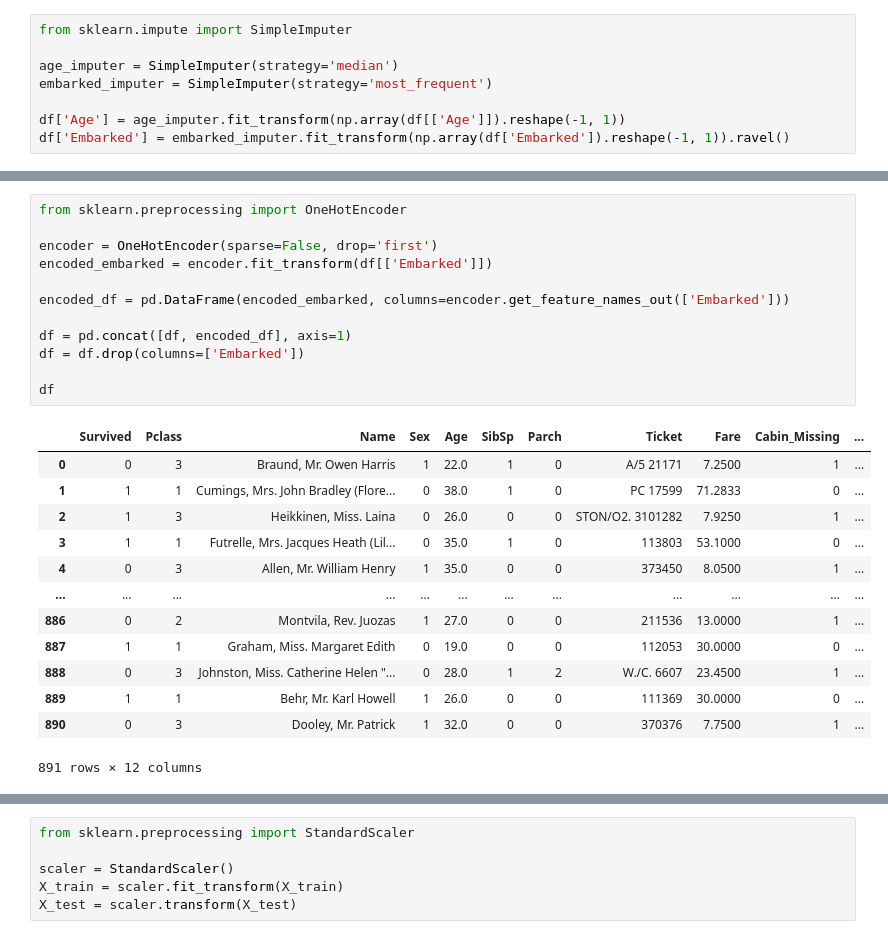
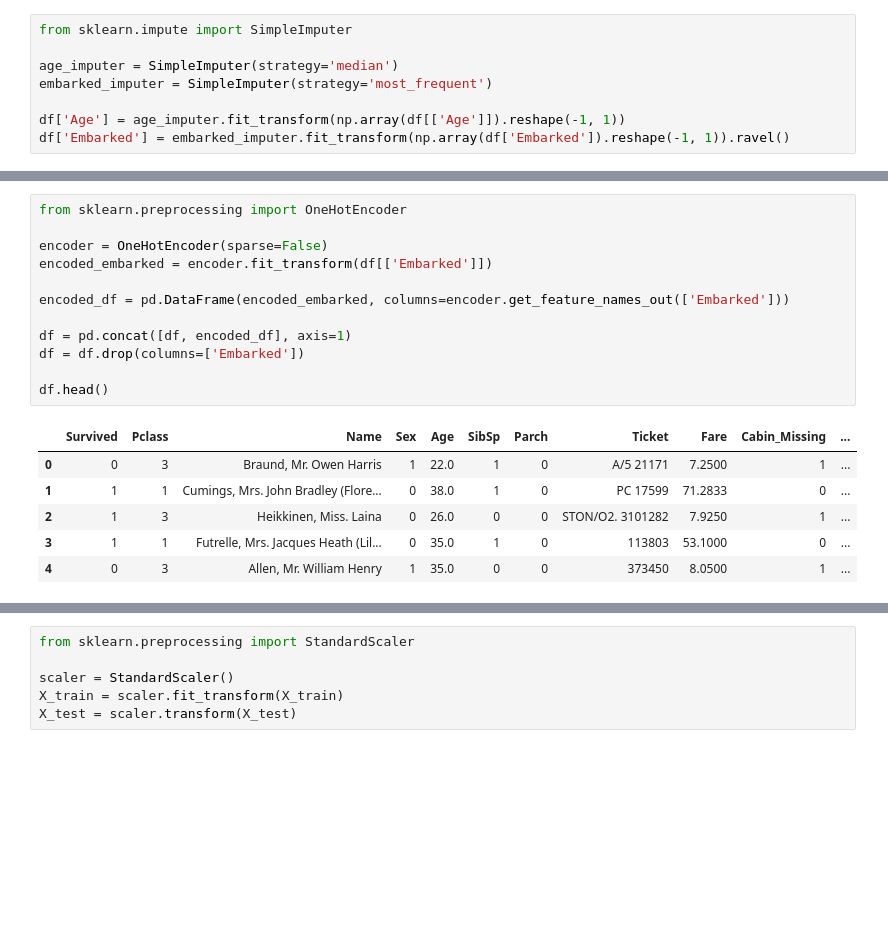
Before and after one commit to Goldfish7718/Titanic-prediction-project, a Jupyter notebook: model.ipynb, the cells around one changed output, grey strips where cells are left out. Saved outputs shown, nothing was run; the diff lists cells and outputs as text; blank space fills up the shorter version.

```diff
--- a/model.ipynb
+++ b/model.ipynb
@@ -74,26 +58,19 @@ df.head()
 # %%
 from sklearn.preprocessing import OneHotEncoder
 
-encoder = OneHotEncoder(sparse=False, drop='first')
+encoder = OneHotEncoder(sparse=False)
 encoded_embarked = encoder.fit_transform(df[['Embarked']])
 
 encoded_df = pd.DataFrame(encoded_embarked, columns=encoder.get_feature_names_out(['Embarked']))
 
 df = pd.concat([df, encoded_df], axis=1)
 df = df.drop(columns=['Embarked'])
 
-df
+df.head()
 # %% [output]
 |  | Survived | Pclass | Name | Sex | Age | SibSp | Parch | Ticket | Fare | Cabin_Missing | ... |
 | 0 | 0 | 3 | Braund, Mr. Owen Harris | 1 | 22.0 | 1 | 0 | A/5 21171 | 7.2500 | 1 | ... |
 | 1 | 1 | 1 | Cumings, Mrs. John Bradley (Flore... | 0 | 38.0 | 1 | 0 | PC 17599 | 71.2833 | 0 | ... |
 | 2 | 1 | 3 | Heikkinen, Miss. Laina | 0 | 26.0 | 0 | 0 | STON/O2. 3101282 | 7.9250 | 1 | ... |
 | 3 | 1 | 1 | Futrelle, Mrs. Jacques Heath (Lil... | 0 | 35.0 | 1 | 0 | 113803 | 53.1000 | 0 | ... |
 | 4 | 0 | 3 | Allen, Mr. William Henry | 1 | 35.0 | 0 | 0 | 373450 | 8.0500 | 1 | ... |
-| ... | ... | ... | ... | ... | ... | ... | ... | ... | ... | ... | ... |
-| 886 | 0 | 2 | Montvila, Rev. Juozas | 1 | 27.0 | 0 | 0 | 211536 | 13.0000 | 1 | ... |
-| 887 | 1 | 1 | Graham, Miss. Margaret Edith | 0 | 19.0 | 0 | 0 | 112053 | 30.0000 | 0 | ... |
-| 888 | 0 | 3 | Johnston, Miss. Catherine Helen "... | 0 | 28.0 | 1 | 2 | W./C. 6607 | 23.4500 | 1 | ... |
-| 889 | 1 | 1 | Behr, Mr. Karl Howell | 1 | 26.0 | 0 | 0 | 111369 | 30.0000 | 0 | ... |
-| 890 | 0 | 3 | Dooley, Mr. Patrick | 1 | 32.0 | 0 | 0 | 370376 | 7.7500 | 1 | ... |
-891 rows × 12 columns
```
Also changed, not shown: parts of 16 cells of this notebook.
